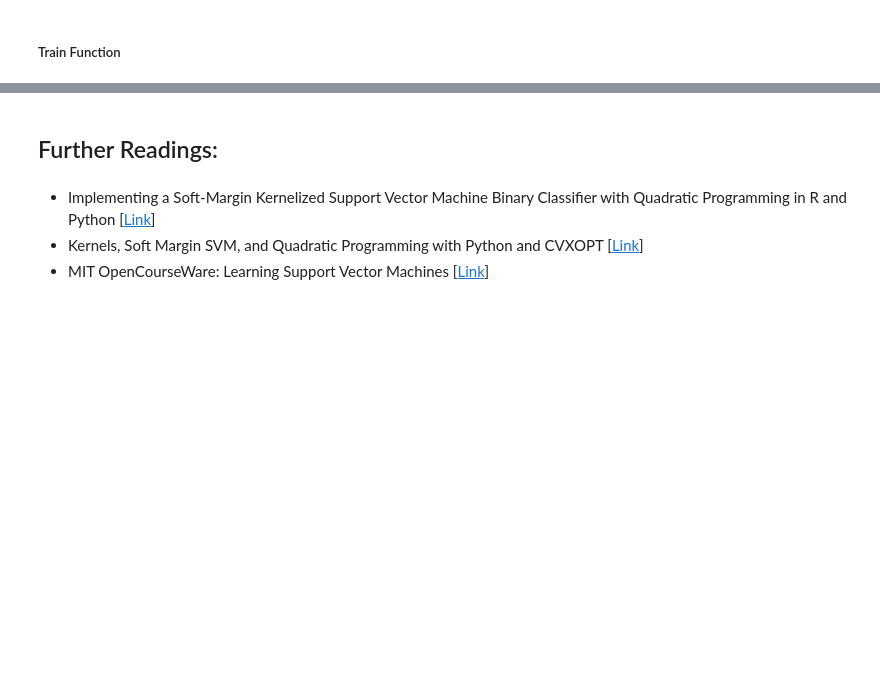
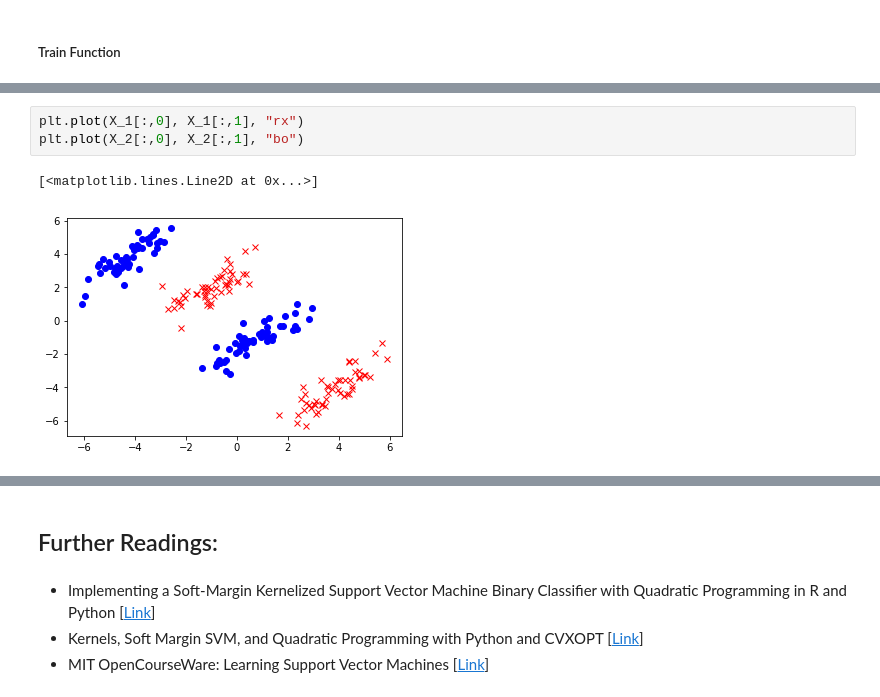
Before and after one commit to mustafa-qamaruddin/ml-course, a Jupyter notebook: Module 005.ipynb, the cells around one changed output, grey strips where cells are left out. Saved outputs shown, nothing was run; the diff lists cells and outputs as text; blank space fills up the shorter version.

```diff
--- a/Module 005.ipynb
+++ b/Module 005.ipynb
@@ -395,0 +485,6 @@ def train(X, y):
+# %%
+plt.plot(X_1[:,0], X_1[:,1], "rx")
+plt.plot(X_2[:,0], X_2[:,1], "bo")
+# %% [output]
+[<matplotlib.lines.Line2D at 0x...>]
+[figure, added]
```
Also changed, not shown: parts of 28 cells of this notebook.
